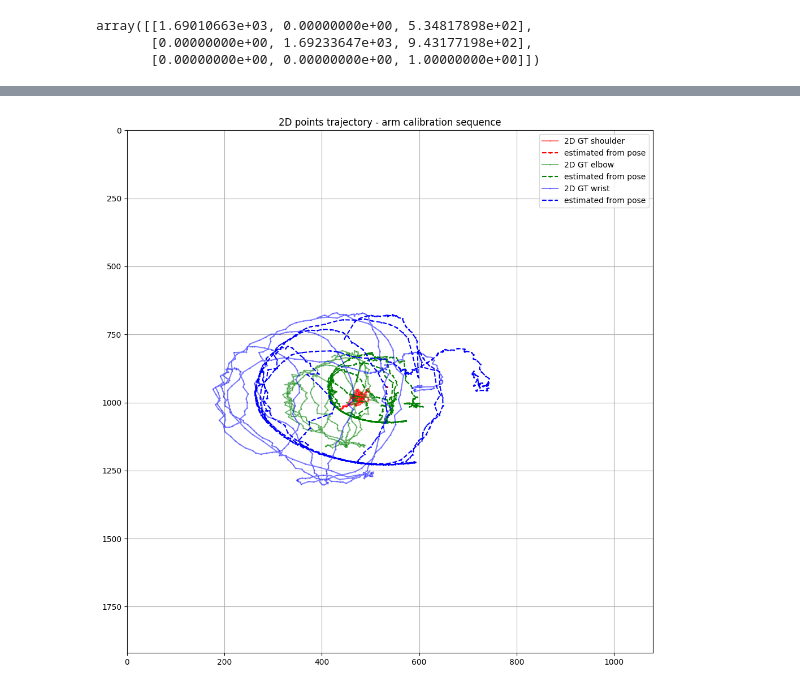
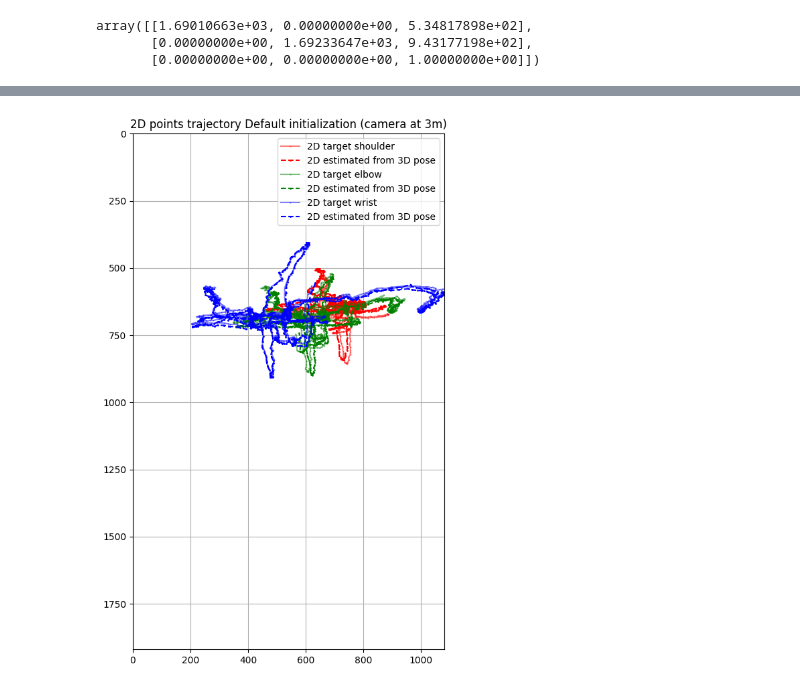
Before and after one commit to balthazarneveu/monocular_pose_and_forces_estimation, a Jupyter notebook: studies/camera_projection/projective_cost.ipynb, the cells around one changed output, grey strips where cells are left out. Saved outputs shown, nothing was run; the diff lists cells and outputs as text; code cells hidden in the pictures.

```diff
--- a/studies/camera_projection/projective_cost.ipynb
+++ b/studies/camera_projection/projective_cost.ipynb
@@ -51,5 +52,6 @@ array([[1.69010663e+03, 0.00000000e+00, 5.34817898e+02],
 mode = REAL
 # video_path = Path(root_dir)/"__out/0009_weight_lifting_main_camera_30fps"
 video_path = Path(root_dir)/"__out/0011_arm_calibration"
+video_path = Path(root_dir)/"__out/0012_moving_arm"
 side = "right"
 # %%
@@ -154,25 +161,25 @@ plt.show()
 # %%
-def plot_results(gt_p2d_full, p2d_estim_list, h=1920, w=1080, t_start=None, t_end=None):
-    plt.figure(figsize=(12, 12))
+def plot_results(gt_p2d_full, p2d_estim_list, h=1920, w=1080, t_start=None, t_end=None, title="2D points trajectory", extra_title=""):
+    plt.figure(figsize=(6, (6*h)//w))
     if t_start is None:
         t_start = 0
     if t_end is None:
         t_end = len(gt_p_full)
     for joint_idx, joint_name in enumerate([SHOULDER, ELBOW, WRIST]):
         x_gt_2D = gt_p2d_full[t_start:t_end, joint_idx * 3 + 0]*w
         y_gt_2D = gt_p2d_full[t_start:t_end, joint_idx * 3 + 1]*h
 
         x_reproj = p2d_estim_list[joint_name][t_start:t_end, 0]
         y_reproj = p2d_estim_list[joint_name][t_start:t_end, 1]
-        plt.plot(x_gt_2D, y_gt_2D, ".-", color="rgb"[joint_idx], label=f"2D GT {joint_name}", markersize=1, alpha=0.5)
-        plt.plot(x_reproj, y_reproj, "--.", color="rgb"[joint_idx], label="estimated from pose",markersize=2)
+        plt.plot(x_gt_2D, y_gt_2D, ".-", color="rgb"[joint_idx], label=f"2D target {joint_name}", markersize=1, alpha=0.5)
+        plt.plot(x_reproj, y_reproj, "--.", color="rgb"[joint_idx], label="2D estimated from 3D pose",markersize=2)
 
     plt.xlim(0, w)
     plt.ylim(h, 0)
     plt.grid()
     plt.legend()
-    plt.title("2D points trajectory - arm calibration sequence")
+    plt.title(title+extra_title)
     plt.show()
-plot_results(gt_p2d_full, p2d_estim_list)
+plot_results(gt_p2d_full, p2d_estim_list, extra_title=" Default initialization (camera at 3m)")
 # %% [output]
-[figure, old version]
+[figure, new version]
```
Also changed, not shown: parts of 12 cells of this notebook.
